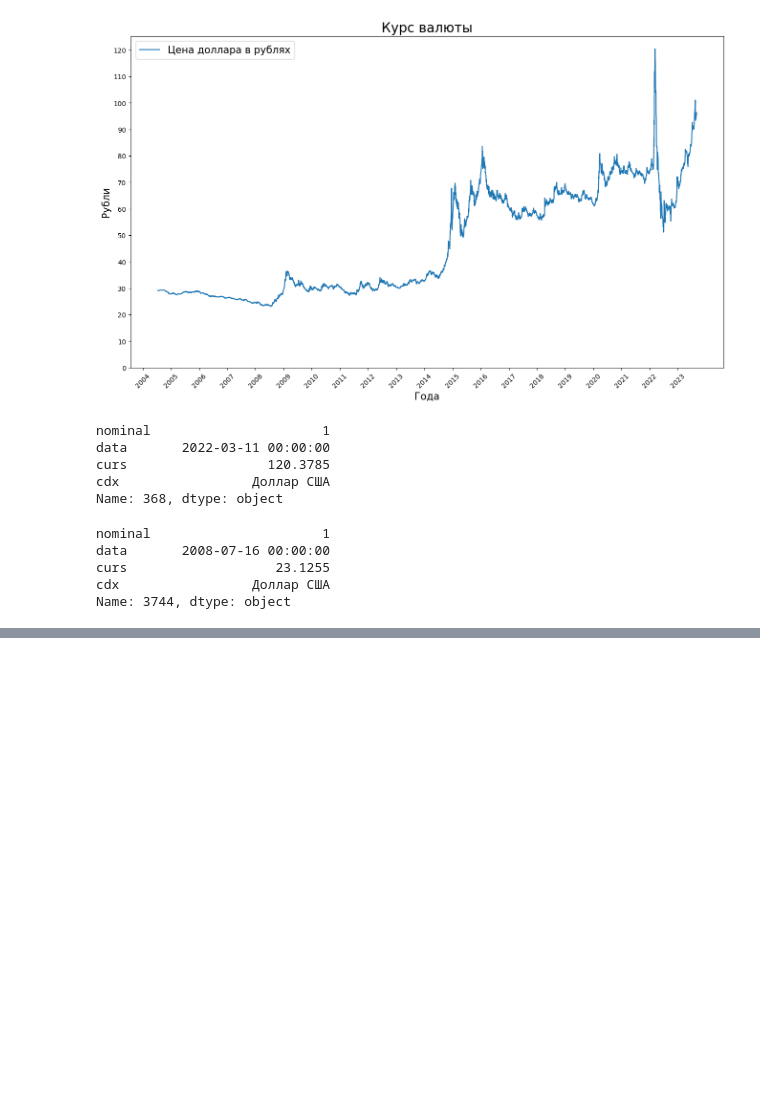
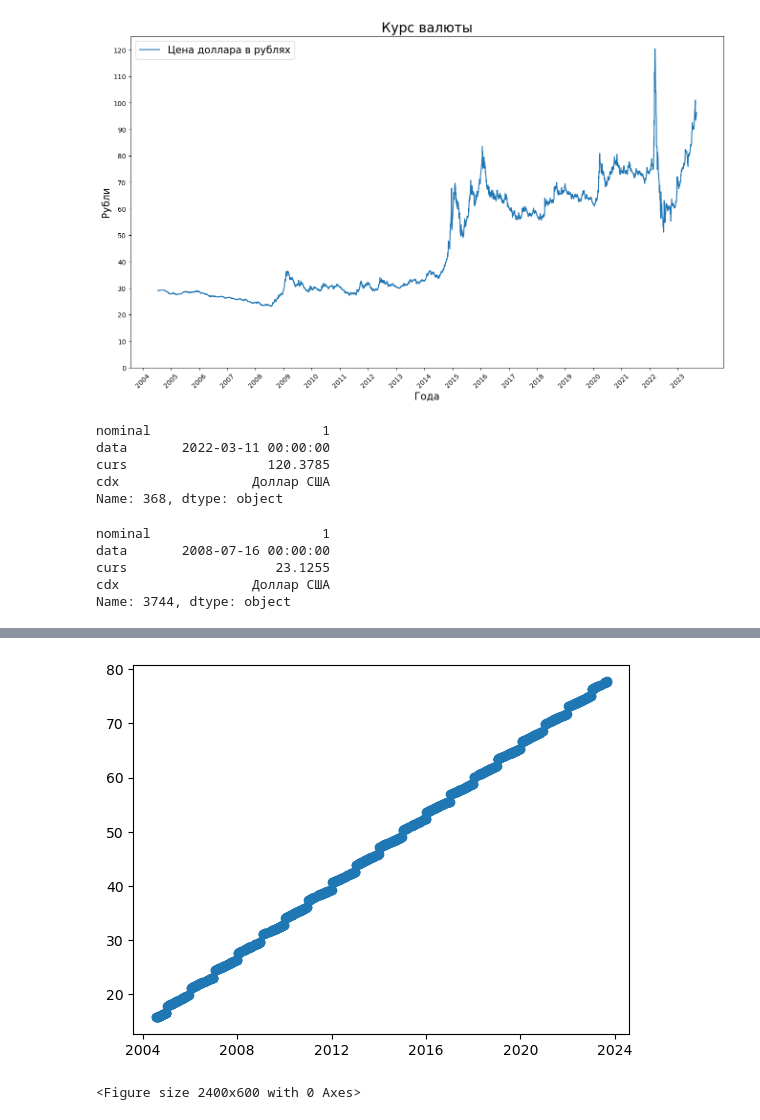
Before and after one commit to PatheticOTD/test_chamber_016, a Jupyter notebook: Untitled1.ipynb, the cells around one changed output, grey strips where cells are left out. Drawn from its saved outputs; the diff is of its cells as text; code cells hidden in the pictures; blank space fills up the shorter version.

```diff
--- a/Untitled1.ipynb
+++ b/Untitled1.ipynb
@@ -111,0 +120,6 @@ array([['9/2/2023', 0],
+# %%
+euro = euro.sort_values(by = ['year', 'month', 'day'], ascending = True)[['year', 'month', 'day', 'curs']]
+# %%
+x_train, x_test, y_train, y_test = train_test_split(euro[['year', 'month', 'day']], euro.curs, test_size = 0.2, random_state = 47)
+# %%
+lm.fit(euro[['year', 'month', 'day']], euro.curs)
@@ -111,0 +132,2 @@ array([['9/2/2023', 0],
+# %%
+pred = lm.predict(x_test)
@@ -111,0 +163,7 @@ array([['9/2/2023', 0],
+# %%
+plt.scatter(x_test.apply(lambda x: datetime(x.year, x.month, x.day), axis = 1), pred)
+plt.figure(figsize = (24,6))
+plt.show()
+# %% [output]
+[figure, added]
+<Figure size 2400x600 with 0 Axes>
```
Also changed, not shown: parts of 14 cells of this notebook.
